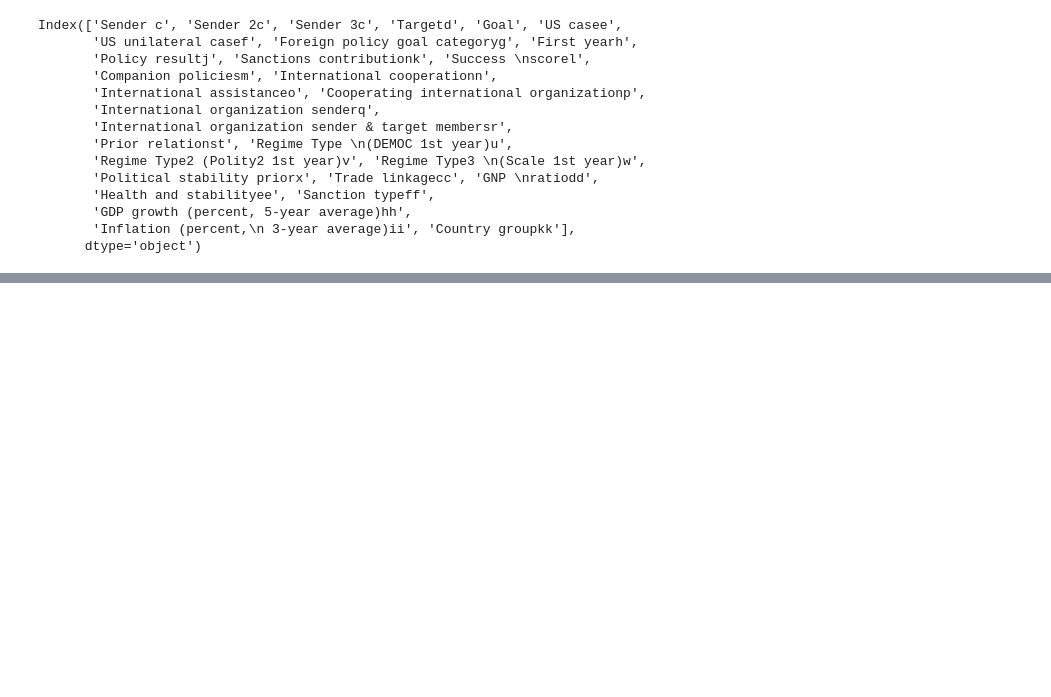
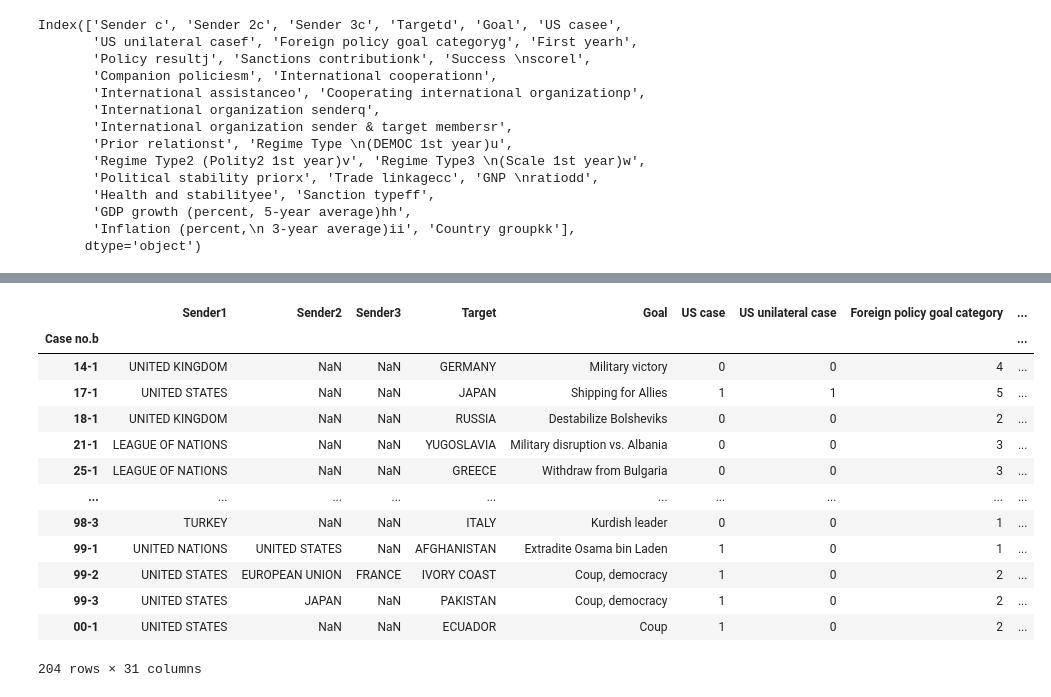
Before and after one commit to fflakito/economic_sanctions, a Jupyter notebook: 01_-_Modèle_naïf.ipynb, the cells around one changed output, grey strips where cells are left out. Cells and saved outputs as stored; diff of their text form; code cells hidden in the pictures; blank space fills up the shorter version.

Commit message:
added new score column and new scored_df

```diff
--- a/01_-_Modèle_naïf.ipynb
+++ b/01_-_Modèle_naïf.ipynb
@@ -75,7 +75,7 @@ Index(['Sender c', 'Sender 2c', 'Sender 3c', 'Targetd', 'Goal', 'US casee',
       dtype='object')
 # %%
 new_names = [
-    'Sender', 'Sender', 'Sender', 'Target', 'Goal', 'US case',
+    'Sender1', 'Sender2', 'Sender3', 'Target', 'Goal', 'US case',
     'US unilateral case', 'Foreign policy goal category', 'First year',
     'Policy result', 'Sanctions contribution', 'Success',
     'Companion policies', 'International cooperation',
@@ -110,4 +110,4 @@ name_dict
  'Inflation (percent,\n 3-year average)ii': 'Inflation',
  'Country groupkk': 'Country group'}
 # %%
-df.rename(columns=name_dict)
+df = df.rename(columns=name_dict)
@@ -129,2 +114,2 @@ df.rename(columns=name_dict)
 # %%
-df["score"] = df.loc(df["Success \nscorel"])
+df["score"] = (df['Success'] > 9).astype(int)
@@ -130,0 +131,29 @@ df["score"] = df.loc(df["Success \nscorel"])
+# %%
+df = df[['Sender1', 'Sender2', 'Sender3', 'Target', 'Goal', 'US case',
+       'US unilateral case', 'Foreign policy goal category', 'First year',
+       'Policy result', 'Sanctions contribution', 'Success', 'score',
+       'Companion policies', 'International cooperation',
+       'International assistance', 'Cooperating international organization',
+       'International organization sender',
+       'International organization sender & target members',
+       'Prior relationst', 'Regime Type', 'Regime Type2', 'Regime Type3',
+       'Political stability prior', 'Trade linkage', 'GNP \nratio',
+       'Health and stability', 'Sanction type', 'GDP growth', 'Inflation',
+       'Country group']]
+# %%
+df
+# %% [output]
+|  | Sender1 | Sender2 | Sender3 | Target | Goal | US case | US unilateral case | Foreign policy goal category | ... |
+| Case no.b |  |  |  |  |  |  |  |  | ... |
+| 14-1 | UNITED KINGDOM | NaN | NaN | GERMANY | Military victory | 0 | 0 | 4 | ... |
+| 17-1 | UNITED STATES | NaN | NaN | JAPAN | Shipping for Allies | 1 | 1 | 5 | ... |
+| 18-1 | UNITED KINGDOM | NaN | NaN | RUSSIA | Destabilize Bolsheviks | 0 | 0 | 2 | ... |
+| 21-1 | LEAGUE OF NATIONS | NaN | NaN | YUGOSLAVIA | Military disruption vs. Albania | 0 | 0 | 3 | ... |
+| 25-1 | LEAGUE OF NATIONS | NaN | NaN | GREECE | Withdraw from Bulgaria | 0 | 0 | 3 | ... |
+| ... | ... | ... | ... | ... | ... | ... | ... | ... | ... |
+| 98-3 | TURKEY | NaN | NaN | ITALY | Kurdish leader | 0 | 0 | 1 | ... |
+| 99-1 | UNITED NATIONS | UNITED STATES | NaN | AFGHANISTAN | Extradite Osama bin Laden | 1 | 0 | 1 | ... |
+| 99-2 | UNITED STATES | EUROPEAN UNION | FRANCE | IVORY COAST | Coup, democracy | 1 | 0 | 2 | ... |
+| 99-3 | UNITED STATES | JAPAN | NaN | PAKISTAN | Coup, democracy | 1 | 0 | 2 | ... |
+| 00-1 | UNITED STATES | NaN | NaN | ECUADOR | Coup | 1 | 0 | 2 | ... |
+204 rows × 31 columns
```
Also changed, not shown: parts of 4 cells of this notebook.
